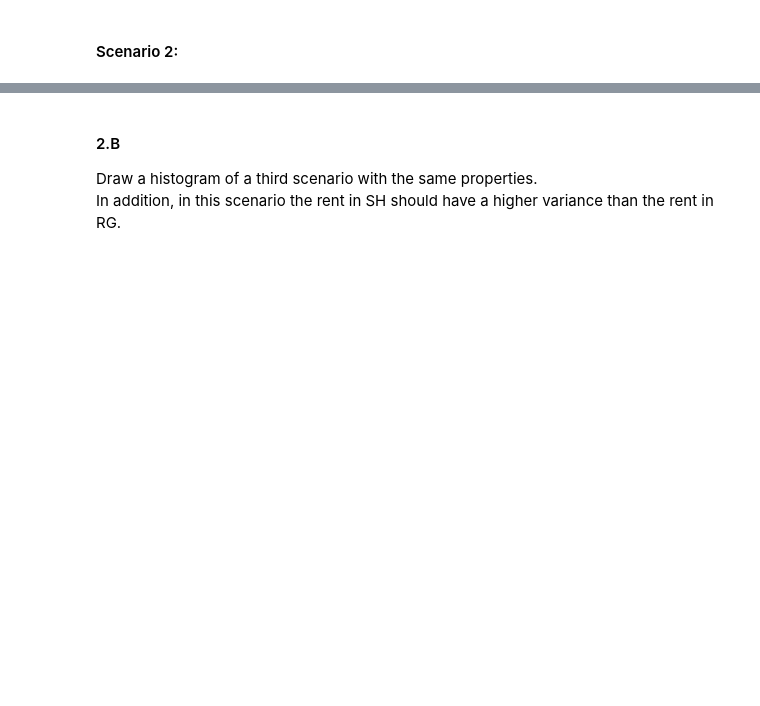
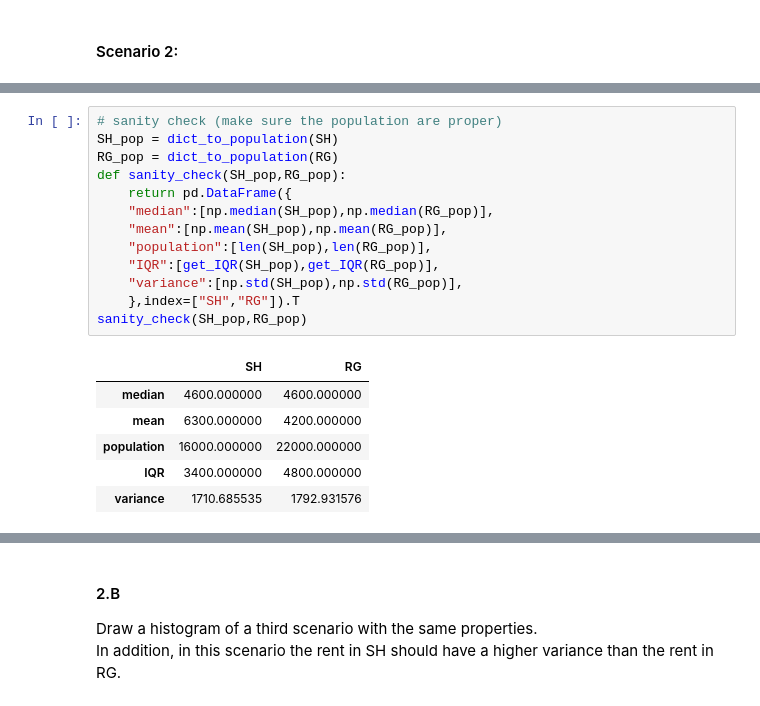
Before and after one commit to barboym/hw_statistics_runi, a Jupyter notebook: HW1 181122.ipynb, the cells around one changed output, grey strips where cells are left out. Saved outputs shown, nothing was run; the diff lists cells and outputs as text; blank space fills up the shorter version.

```diff
--- a/HW1 181122.ipynb
+++ b/HW1 181122.ipynb
@@ -195,0 +232,20 @@ plt.show()
+# %%
+# sanity check (make sure the population are proper)
+SH_pop = dict_to_population(SH)
+RG_pop = dict_to_population(RG)
+def sanity_check(SH_pop,RG_pop):
+    return pd.DataFrame({
+    "median":[np.median(SH_pop),np.median(RG_pop)],
+    "mean":[np.mean(SH_pop),np.mean(RG_pop)],
+    "population":[len(SH_pop),len(RG_pop)],
+    "IQR":[get_IQR(SH_pop),get_IQR(RG_pop)],
+    "variance":[np.std(SH_pop),np.std(RG_pop)],
+    },index=["SH","RG"]).T
+sanity_check(SH_pop,RG_pop)
+# %% [output]
+|  | SH | RG |
+| median | 4600.000000 | 4600.000000 |
+| mean | 6300.000000 | 4200.000000 |
+| population | 16000.000000 | 22000.000000 |
+| IQR | 3400.000000 | 4800.000000 |
+| variance | 1710.685535 | 1792.931576 |
```
Also changed, not shown: parts of 17 cells of this notebook.
